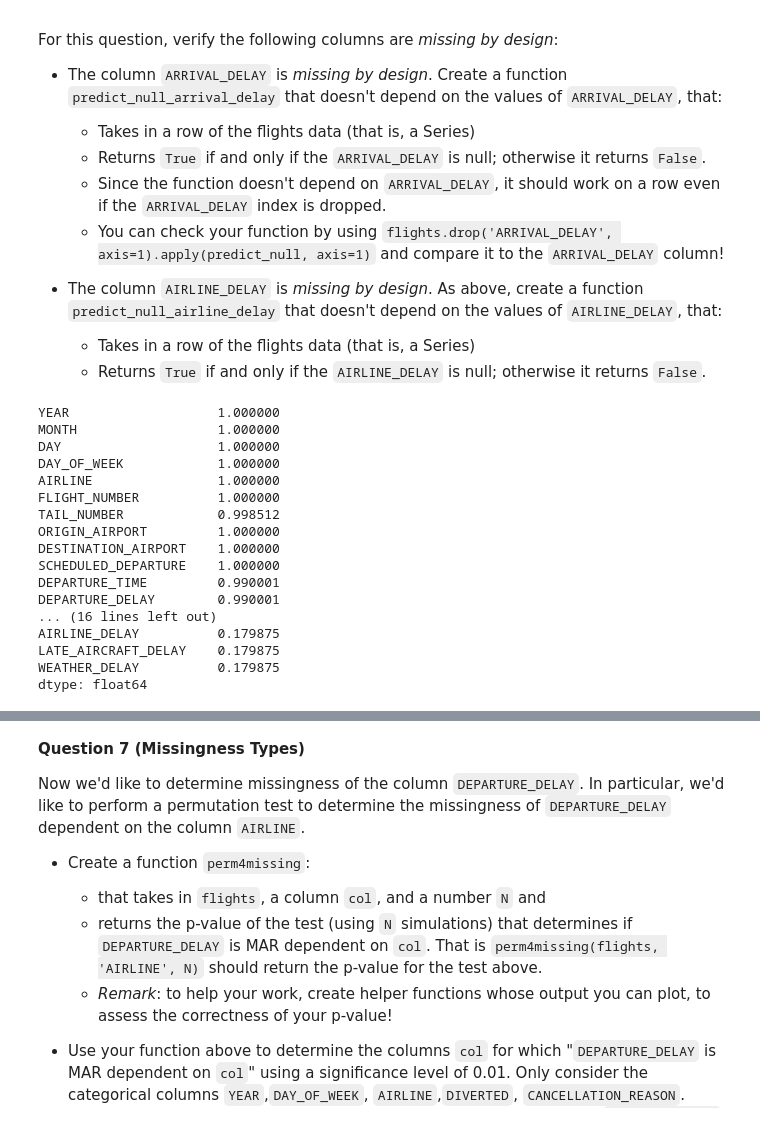
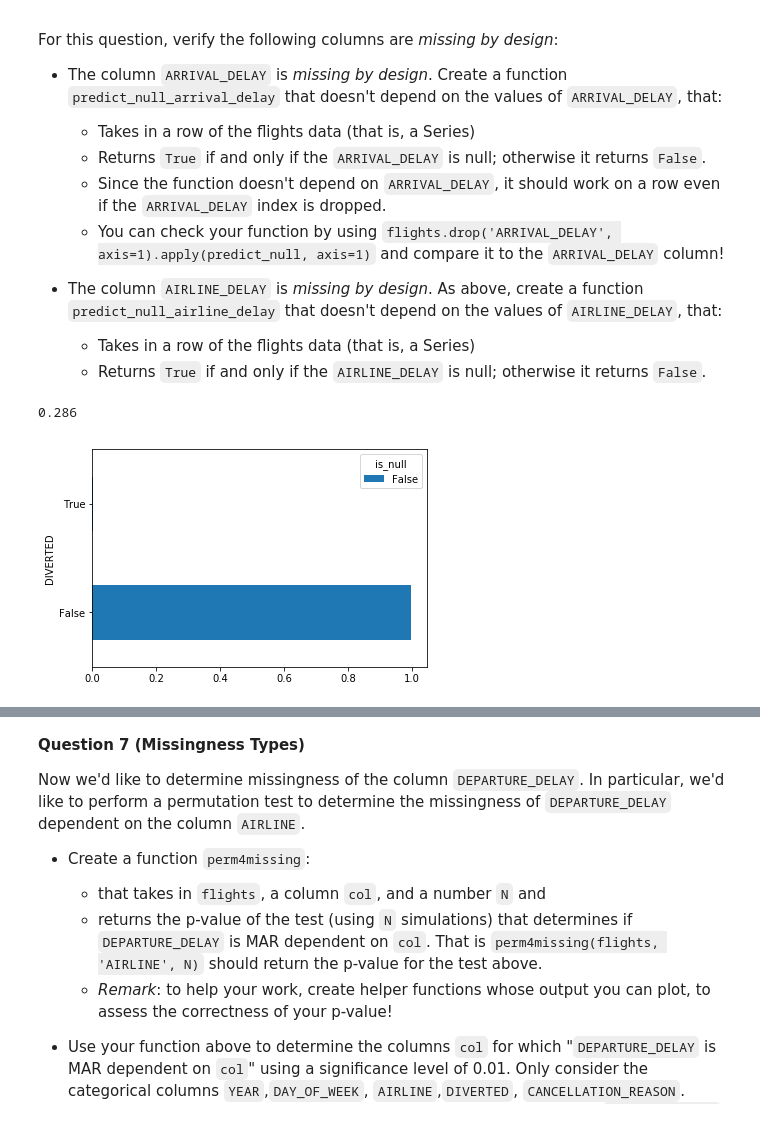
Before and after one commit to Zetroc99/DSC_80, a Jupyter notebook: projects/02/project02.ipynb, the cells around one changed output, grey strips where cells are left out. Saved outputs shown, nothing was run; the diff lists cells and outputs as text; code cells hidden in the pictures.

Commit message:
finished proj2

```diff
--- a/projects/02/project02.ipynb
+++ b/projects/02/project02.ipynb
@@ -278,23 +278,17 @@ For this question, verify the following columns are *missing by design*:
 * The column `AIRLINE_DELAY` is *missing by design*. As above, create a function `predict_null_airline_delay` that doesn't depend on the values of `AIRLINE_DELAY`, that:
     - Takes in a row of the flights data (that is, a Series)
     - Returns `True` if and only if the `AIRLINE_DELAY` is null; otherwise it returns `False`.
-# %%
-flights.notna().sum() / len(flights)
-# %% [output]
-YEAR                   1.000000
-MONTH                  1.000000
-DAY                    1.000000
-DAY_OF_WEEK            1.000000
-AIRLINE                1.000000
-FLIGHT_NUMBER          1.000000
-TAIL_NUMBER            0.998512
-ORIGIN_AIRPORT         1.000000
-DESTINATION_AIRPORT    1.000000
-SCHEDULED_DEPARTURE    1.000000
-DEPARTURE_TIME         0.990001
-DEPARTURE_DELAY        0.990001
-... (16 lines left out)
-AIRLINE_DELAY          0.179875
-LATE_AIRCRAFT_DELAY    0.179875
-WEATHER_DELAY          0.179875
-dtype: float64
+# %%
+col = 'DIVERTED'
+pt = (
+        flights.assign(is_null=flights.DAY_OF_WEEK.isnull())
+            .pivot_table(index='is_null', columns=col, aggfunc='size')
+    )
+distr = (pt.T / pt.sum(axis=1)).T
+obs = distr.diff().iloc[-1].abs().sum() / 2
+
+distr.T.plot(kind='barh')
+proj.perm4missing(flights, col, 100)
+# %% [output]
+0.286
+[figure, added]
```
Also changed, not shown: parts of 16 cells of this notebook, 1 other file.
